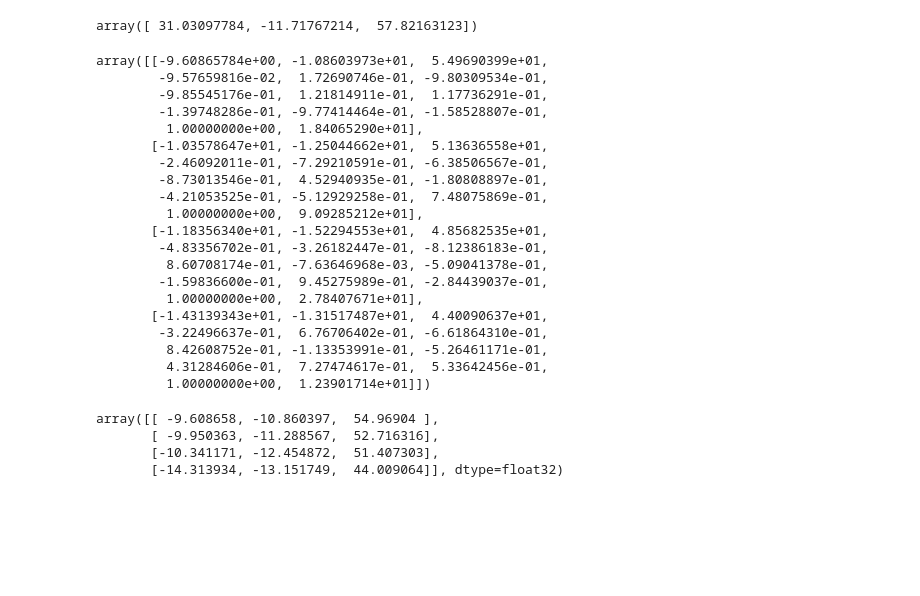
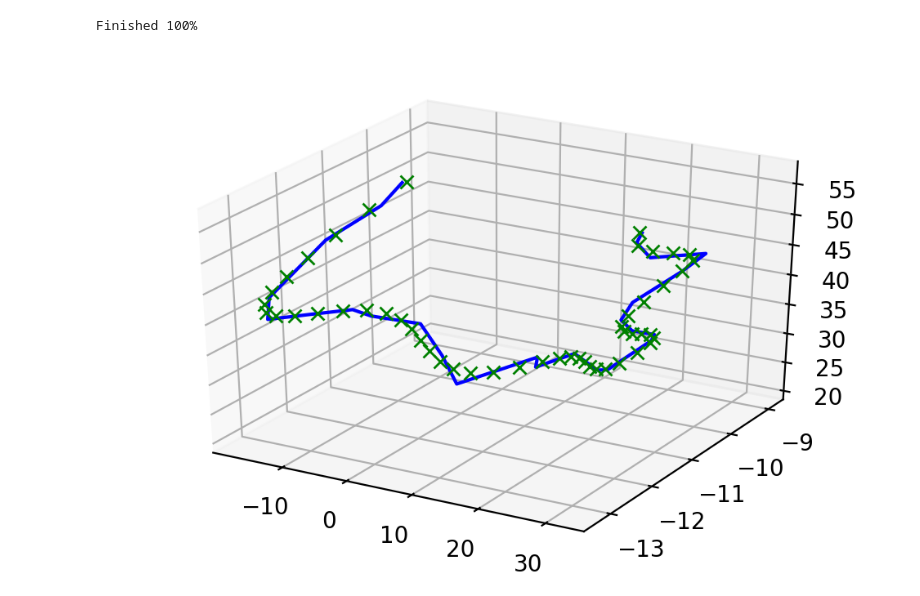
Before and after one commit to vwegmayr/tractography, a Jupyter notebook: interpolation.ipynb, the cells around one changed output. Drawn from its saved outputs; the diff is of its cells as text; code cells hidden in the pictures; blank space fills up the shorter version.

Commit message:
Finish fiber resampling

```diff
--- a/interpolation.ipynb
+++ b/interpolation.ipynb
@@ -12,18 +15,0 @@ np.linalg.norm(fibers[0][1:] - fibers[0][:-1], axis=1).sum()
-# %%
-# 3D example
-
-n_pts = np.linalg.norm(fibers[0][1:] - fibers[0][:-1], axis=1).sum().round()/2
-
-tck, u = interpolate.splprep(fibers[0].T.reshape(3,-1), s=5)
-x_knots, y_knots, z_knots = interpolate.splev(tck[0], tck)
-u_fine = np.linspace(0,1,n_pts)
-x_fine, y_fine, z_fine = interpolate.splev(u_fine, tck)
-
-fig2 = plt.figure(dpi=200)
-
-ax3d = fig2.add_subplot(111, projection='3d')
-ax3d.plot(x_true, y_true, z_true, 'b')
-ax3d.plot(x_knots, y_knots, z_knots, 'go')
-ax3d.plot(x_fine, y_fine, z_fine, 'xg')
-fig2.show()
-plt.show()
@@ -36,5 +16,3 @@ config = dict(
-# %%
-fibers = nib.streamlines.load(config["tck_path"]).tractogram.streamlines
 # %%
 def fiber_geometry(fiber, n_pts="auto", smoothing=1):
     """
@@ -70,38 +48,4 @@ def fiber_geometry(fiber, n_pts="auto", smoothing=1):
     tau = np.sum(r1xr2 * r3, axis=1, keepdims=True)
     tau /= np.linalg.norm(r1xr2, axis=1, keepdims=True)**2
 
-    return np.hstack([r,t,b,n,k,tau])
+    return r, t, b, n, k, tau, n_pts
-# %%
-fiber_geometry(fibers[0], smoothing=5)[-1,:3]
-# %% [output]
-array([ 31.03097784, -11.71767214,  57.82163123])
-# %%
-fiber_geometry(fibers[0][:4], smoothing=5, n_pts=4)
-# %% [output]
-array([[-9.60865784e+00, -1.08603973e+01,  5.49690399e+01,
-        -9.57659816e-02,  1.72690746e-01, -9.80309534e-01,
-        -9.85545176e-01,  1.21814911e-01,  1.17736291e-01,
-        -1.39748286e-01, -9.77414464e-01, -1.58528807e-01,
-         1.00000000e+00,  1.84065290e+01],
-       [-1.03578647e+01, -1.25044662e+01,  5.13636558e+01,
-        -2.46092011e-01, -7.29210591e-01, -6.38506567e-01,
-        -8.73013546e-01,  4.52940935e-01, -1.80808897e-01,
-        -4.21053525e-01, -5.12929258e-01,  7.48075869e-01,
-         1.00000000e+00,  9.09285212e+01],
-       [-1.18356340e+01, -1.52294553e+01,  4.85682535e+01,
-        -4.83356702e-01, -3.26182447e-01, -8.12386183e-01,
-         8.60708174e-01, -7.63646968e-03, -5.09041378e-01,
-        -1.59836600e-01,  9.45275989e-01, -2.84439037e-01,
-         1.00000000e+00,  2.78407671e+01],
-       [-1.43139343e+01, -1.31517487e+01,  4.40090637e+01,
-        -3.22496637e-01,  6.76706402e-01, -6.61864310e-01,
-         8.42608752e-01, -1.13353991e-01, -5.26461171e-01,
-         4.31284606e-01,  7.27474617e-01,  5.33642456e-01,
-         1.00000000e+00,  1.23901714e+01]])
-# %%
-fibers[0][:4]
-# %% [output]
-array([[ -9.608658, -10.860397,  54.96904 ],
-       [ -9.950363, -11.288567,  52.716316],
-       [-10.341171, -12.454872,  51.407303],
-       [-14.313934, -13.151749,  44.009064]], dtype=float32)
@@ -107,0 +113,20 @@ array([[ -9.608658, -10.860397,  54.96904 ],
+# %%
+tractogram = resample("CC.tck")
+# %% [output]
+Finished 100%
+# %%
+# 3D example
+
+n_pts = 50
+
+r, _, _, _, _, _, _ = fiber_geometry(fibers[0], n_pts=n_pts, smoothing=5)
+
+fig2 = plt.figure(dpi=200)
+
+ax3d = fig2.add_subplot(111, projection='3d')
+ax3d.plot(fibers[0][:,0], fibers[0][:,1], fibers[0][:,2], 'b')
+ax3d.plot(r[:,0], r[:,1], r[:,2], 'xg')
+fig2.show()
+plt.show()
+# %% [output]
+[figure, added]
```
Also changed, not shown: parts of 5 cells of this notebook.
